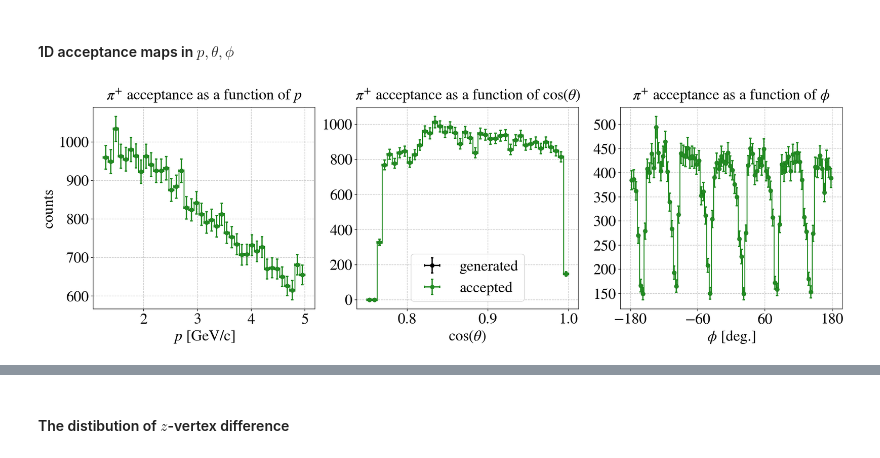
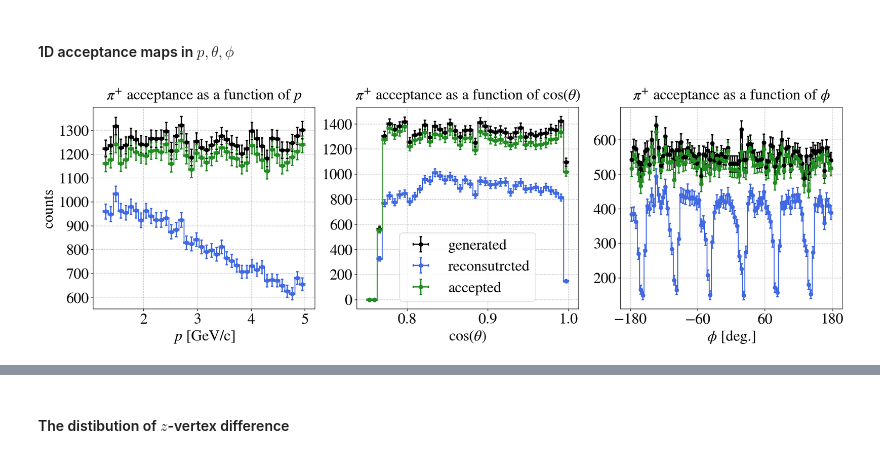
Before and after one commit to erezcoh4/SIDIS_at_BAND, a Jupyter notebook: PythonAnalysis/AcceptanceCorrections/pi_acceptance_maps.ipynb, the cells around one changed output, grey strips where cells are left out. Saved outputs shown, nothing was run; the diff lists cells and outputs as text; code cells hidden in the pictures.

```diff
--- a/PythonAnalysis/AcceptanceCorrections/pi_acceptance_maps.ipynb
+++ b/PythonAnalysis/AcceptanceCorrections/pi_acceptance_maps.ipynb
@@ -49,39 +49,48 @@ print('%.1f'%(100.*Nevents_pips /Nevents),'% of the ','%d events include pi+'%Ne
 # %%
 fig = plt.figure(figsize=(18,6))
 for (var_gen,
      label,units,bins,
      scale_factor,xticks,
      function,
      subplot_idx) in zip(['pi_P_g','pi_Theta_g','pi_Phi_g'],
-                                    ['$p$','$\cos(\\theta)$', '$\phi$'],
-                                    ['[GeV/c]','', '[deg.]'],
-                                    [np.linspace(p_min, p_max,41),
-                                     np.linspace(0.75,1,41),
-                                     np.linspace(phi_min, phi_max,91)],
-                                    [1,r2d,r2d],
-                                      [[2,3,4,5],[0.8,0.9,1],[-180,-60,60,180]],
+                         ['$p$','$\cos(\\theta)$', '$\phi$'],
+                         ['[GeV/c]','', '[deg.]'],
+                         [np.linspace(p_min, p_max,41),
+                          np.linspace(0.75,1,41),
+                          np.linspace(phi_min, phi_max,91)],
+                         [1,r2d,r2d],
+                         [[2,3,4,5],[0.8,0.9,1],[-180,-60,60,180]],
                          ['','cos',''],
-                                    range(3)):
+                         range(3)):
 
     df_gen = eepi_GEMC;
-    df_acc = eepi_GEMC[eepi_GEMC.Npips>0];
+    df_rec = eepi_GEMC[eepi_GEMC.pi_reconstructed==1];
+    df_acc = eepi_GEMC[eepi_GEMC.pi_passed_cuts  ==1];
+    x_gen = df_gen[var_gen]
+    x_rec = df_rec[var_gen]
+    x_acc = df_acc[var_gen]
+
+
 
     ax = fig.add_subplot(1,3,subplot_idx+1)
-    x_gen = df_gen[var_gen]
-    x_acc = df_acc[var_gen]
     if function=='cos':
-        plot_step_hist( np.cos(x_gen), bins, color='k', label='generated')
+
+        plot_step_hist( np.cos(x_gen), bins, color='k',           label='generated')
+        plot_step_hist( np.cos(x_rec), bins, color='royalblue',   label='reconsutrcted')
         plot_step_hist( np.cos(x_acc), bins, color='forestgreen', label='accepted')
+
     else:
-        plot_step_hist( x_gen*scale_factor, bins, color='k', label='generated')
+        plot_step_hist( x_gen*scale_factor, bins, color='k',           label='generated')
+        plot_step_hist( x_rec*scale_factor, bins, color='royalblue',   label='reconsutrcted')
         plot_step_hist( x_acc*scale_factor, bins, color='forestgreen', label='accepted')
+
     # ax.set_yscale('log')
     set_axes(ax,label + ' ' + units,'counts' if subplot_idx==0 else '',
              do_add_legend=True if subplot_idx==1 else False,
              title='$\pi^{+}$ acceptance as a function of '+label, fontsize=24, do_add_grid=True,xticks=xticks)
 plt.tight_layout();
 # %% [output]
-[figure, old version]
+[figure, new version]
 # %%
 eepi_GEMC
 # %% [output]
```
Also changed, not shown: parts of 2 cells of this notebook, 1 other file.
